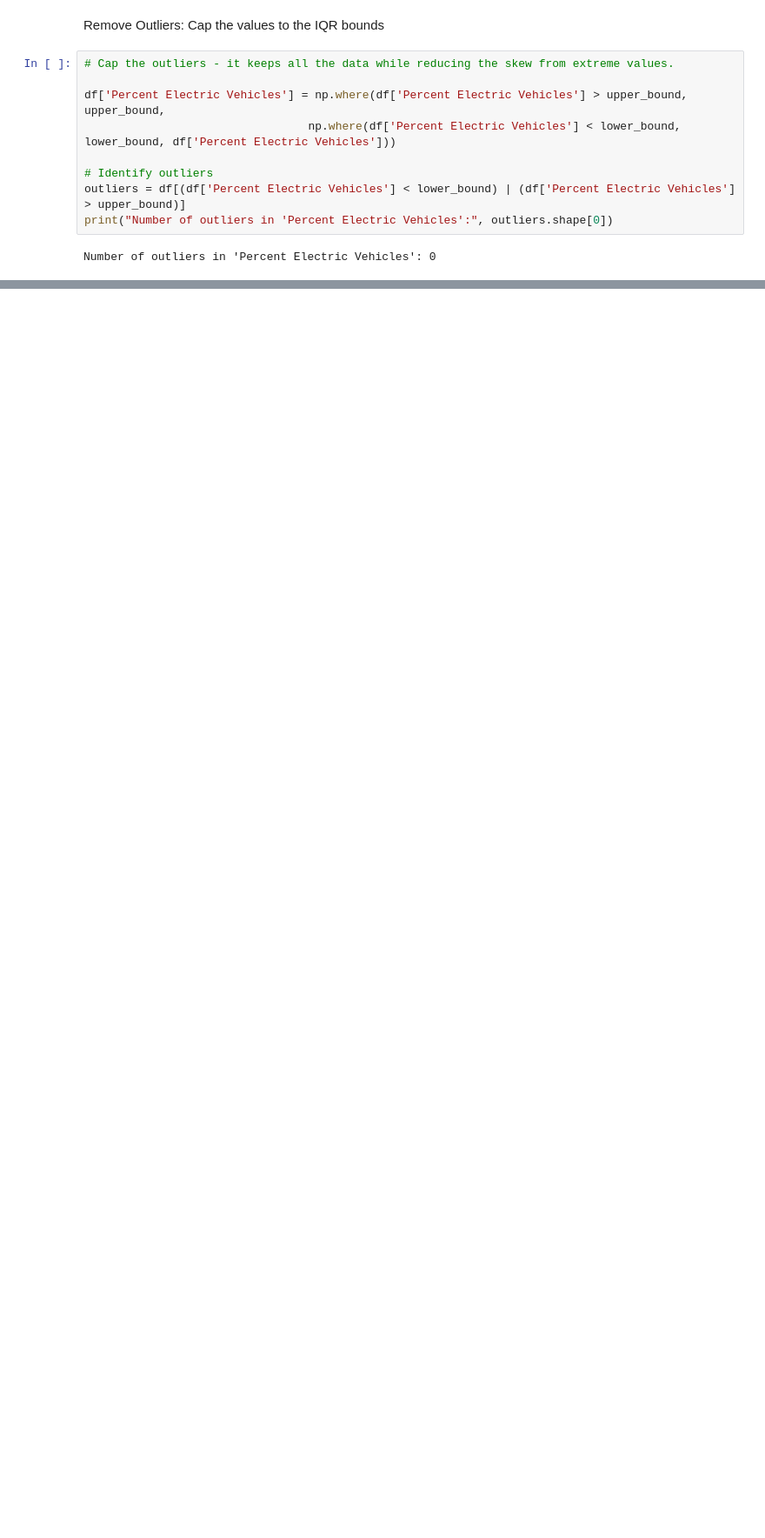
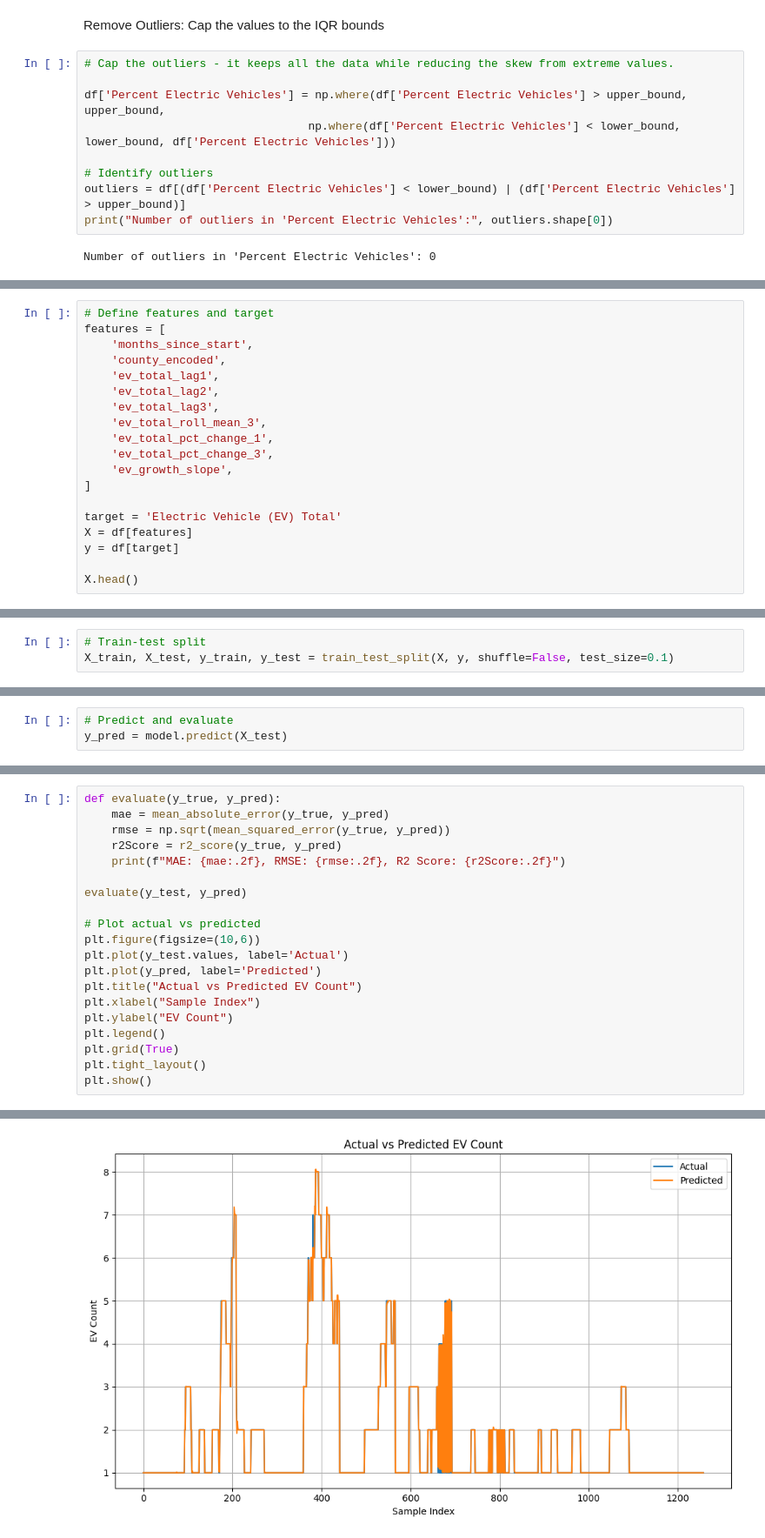
Before and after one commit to rudramehta-w/EV_adoption, a Jupyter notebook: EV_Demand_Prediction.ipynb, the cells around one changed output, grey strips where cells are left out. Shown: that part at 87% size. Cells and saved outputs as stored; diff of their text form; blank space fills up the shorter version.

Commit message:
model

```diff
--- a/EV_Demand_Prediction.ipynb
+++ b/EV_Demand_Prediction.ipynb
@@ -168,0 +333,19 @@ Number of outliers in 'Percent Electric Vehicles': 0
+# %%
+# Define features and target
+features = [
+    'months_since_start',
+    'county_encoded',
+    'ev_total_lag1',
+    'ev_total_lag2',
+    'ev_total_lag3',
+    'ev_total_roll_mean_3',
+    'ev_total_pct_change_1',
+    'ev_total_pct_change_3',
+    'ev_growth_slope',
+]
+
+target = 'Electric Vehicle (EV) Total'
+X = df[features]
+y = df[target]
+
+X.head()
@@ -168,0 +363,3 @@ Number of outliers in 'Percent Electric Vehicles': 0
+# %%
+# Train-test split
+X_train, X_test, y_train, y_test = train_test_split(X, y, shuffle=False, test_size=0.1)
@@ -168,0 +427,3 @@ Number of outliers in 'Percent Electric Vehicles': 0
+# %%
+# Predict and evaluate
+y_pred = model.predict(X_test)
@@ -168,0 +475,21 @@ Number of outliers in 'Percent Electric Vehicles': 0
+# %%
+def evaluate(y_true, y_pred):
+    mae = mean_absolute_error(y_true, y_pred)
+    rmse = np.sqrt(mean_squared_error(y_true, y_pred))
+    r2Score = r2_score(y_true, y_pred)
+    print(f"MAE: {mae:.2f}, RMSE: {rmse:.2f}, R2 Score: {r2Score:.2f}")
+
+evaluate(y_test, y_pred)
+
+# Plot actual vs predicted
+plt.figure(figsize=(10,6))
+plt.plot(y_test.values, label='Actual')
+plt.plot(y_pred, label='Predicted')
+plt.title("Actual vs Predicted EV Count")
+plt.xlabel("Sample Index")
+plt.ylabel("EV Count")
+plt.legend()
+plt.grid(True)
+plt.tight_layout()
+plt.show()
+# %% [output]
@@ -168,0 +497 @@ Number of outliers in 'Percent Electric Vehicles': 0
+[figure, added]
```
Also changed, not shown: parts of 52 cells of this notebook.
